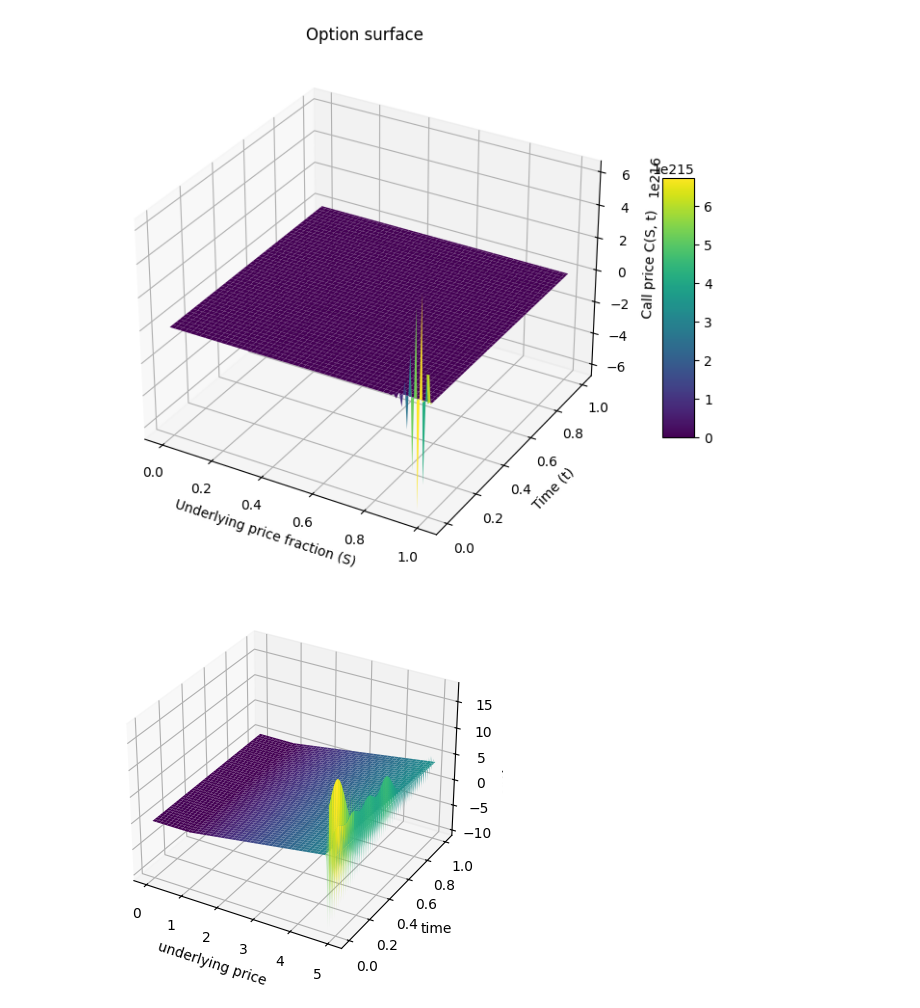
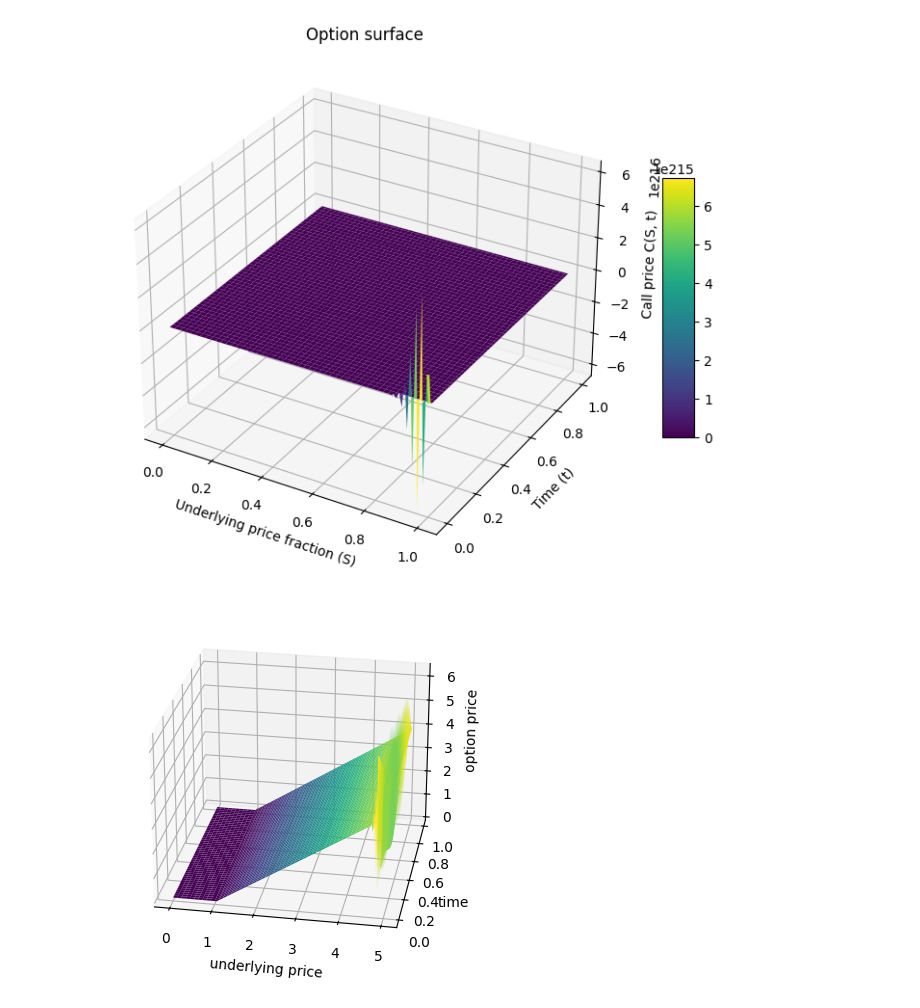
Before and after one commit to rscott1915/Various-Coding-Things, a Jupyter notebook: FundamentalsOfNumericalStochasticProcesses.ipynb, the cells around one changed output. Saved outputs shown, nothing was run; the diff lists cells and outputs as text; code cells hidden in the pictures.

```diff
--- a/FundamentalsOfNumericalStochasticProcesses.ipynb
+++ b/FundamentalsOfNumericalStochasticProcesses.ipynb
@@ -562,7 +562,7 @@ t0 = 0 # initial time
 t1 = 1 # final time
 s0 = 0 # initial underlying price
 s1 = 5 # final underlying price
-n = 1000 # number of grid points
+n = 250 # number of grid points
 k = 1 # strike price
 dS = (s1-s0)/(n-1) # underlying step size
 dt = (t1-t0)/(n-1) # time step size
@@ -639,23 +639,26 @@ for j in range(len(tArray)-1,0,-1):
 # %%
 # Rip and paste the plotting stuff from the internet =)
 
 # Create meshgrid from index and columns
 x, y = np.meshgrid(cFrame.columns.astype(float), cFrame.index.astype(float))
 z = cFrame.values
 
 # Create 3D plot
 fig = plt.figure()
 ax = fig.add_subplot(111, projection='3d')
 ax.plot_surface(x, y, z, cmap='viridis')
 
+# Rotate the view 10 degrees counterclockwise around z-axis
+ax.view_init(elev=25, azim=-80)  # adjust elev for tilt, azim for rotation
+
 # Label axes
 ax.set_xlabel('underlying price')
 ax.set_ylabel('time')
 ax.set_zlabel('option price')
 
 plt.show()
 # %% [output]
-[figure, old version]
+[figure, new version]
 # %%
 # Build analytical solution for BS equation and give 3D plot. For comparing.
 
```
Also changed, not shown: parts of 2 cells of this notebook.
